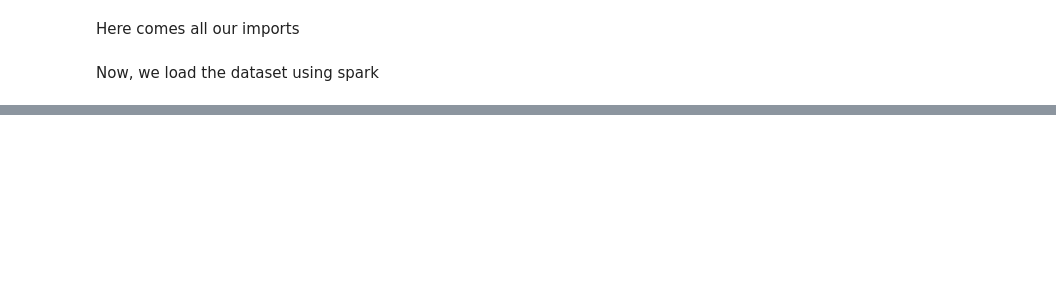
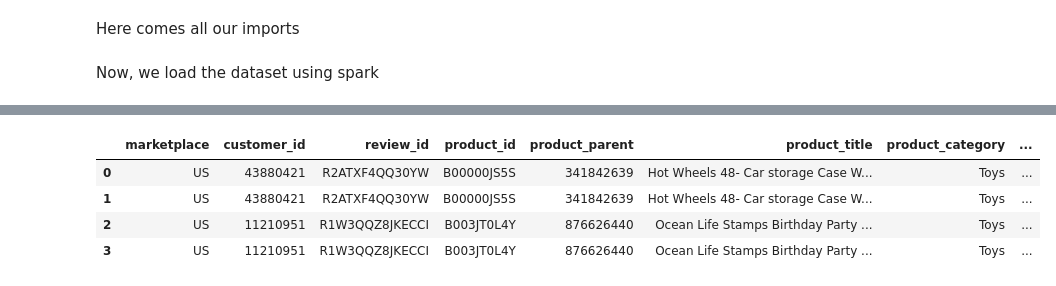
Before and after one commit to jondonas/ADA, a Jupyter notebook: main.ipynb, the cells around one changed output, grey strips where cells are left out. Drawn from its saved outputs; the diff is of its cells as text; code cells hidden in the pictures; blank space fills up the shorter version.

```diff
--- a/main.ipynb
+++ b/main.ipynb
@@ -168,0 +129,8 @@ This new model will be tuned using cross-validation.
+# %%
+df_queried.head()
+# %% [output]
+|  | marketplace | customer_id | review_id | product_id | product_parent | product_title | product_category | ... |
+| 0 | US | 43880421 | R2ATXF4QQ30YW | B00000JS5S | 341842639 | Hot Wheels 48- Car storage Case W... | Toys | ... |
+| 1 | US | 43880421 | R2ATXF4QQ30YW | B00000JS5S | 341842639 | Hot Wheels 48- Car storage Case W... | Toys | ... |
+| 2 | US | 11210951 | R1W3QQZ8JKECCI | B003JT0L4Y | 876626440 | Ocean Life Stamps Birthday Party ... | Toys | ... |
+| 3 | US | 11210951 | R1W3QQZ8JKECCI | B003JT0L4Y | 876626440 | Ocean Life Stamps Birthday Party ... | Toys | ... |
```
Also changed, not shown: parts of 34 cells of this notebook, 5 other files.
